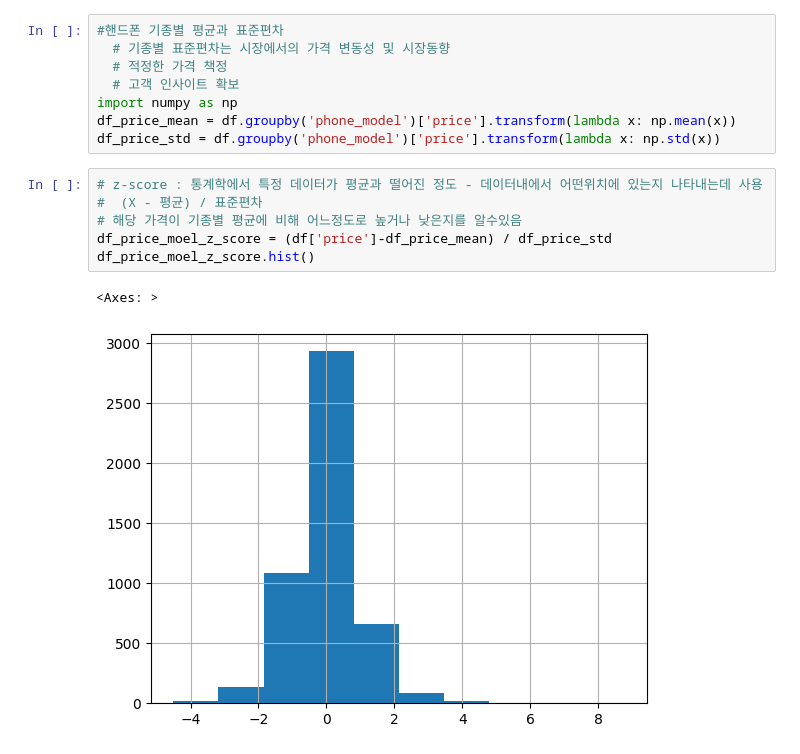
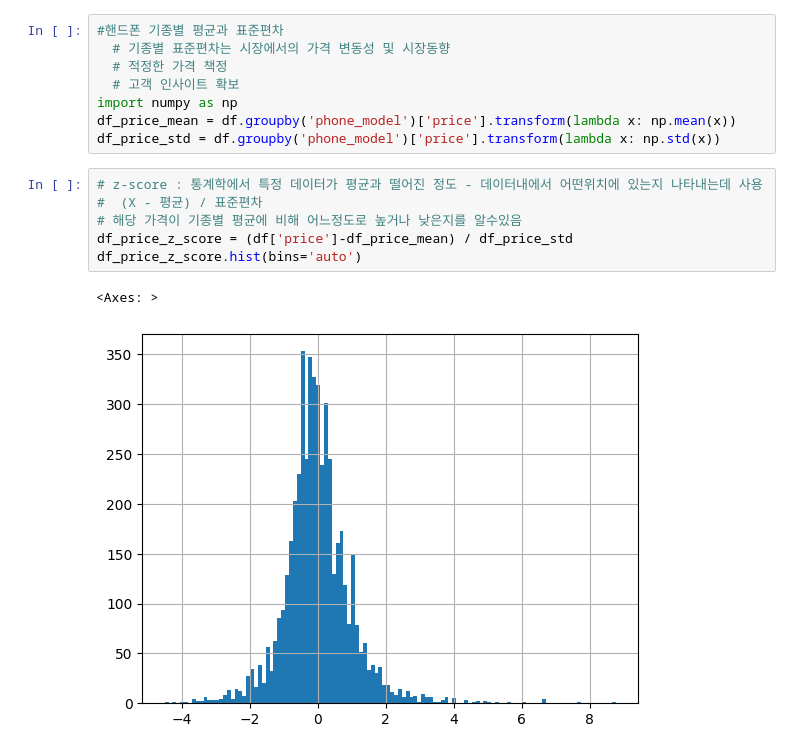
Before and after one commit to leekyuyoung202306/PYTHON, a Jupyter notebook: 12주차/[12주차]데이터분석04.ipynb, the cells around one changed output. Drawn from its saved outputs; the diff is of its cells as text.

```diff
--- a/12주차/[12주차]데이터분석04.ipynb
+++ b/12주차/[12주차]데이터분석04.ipynb
@@ -81,9 +81,9 @@ df_price_std = df.groupby('phone_model')['price'].transform(lambda x: np.std(x))
 # %%
 # z-score : 통계학에서 특정 데이터가 평균과 떨어진 정도 - 데이터내에서 어떤위치에 있는지 나타내는데 사용
 #  (X - 평균) / 표준편차
 # 해당 가격이 기종별 평균에 비해 어느정도로 높거나 낮은지를 알수있음
-df_price_moel_z_score = (df['price']-df_price_mean) / df_price_std
-df_price_moel_z_score.hist()
+df_price_z_score = (df['price']-df_price_mean) / df_price_std
+df_price_z_score.hist(bins='auto')
 # %% [output]
 <Axes: >
-[figure, old version]
+[figure, new version]
```
Also changed, not shown: parts of 11 cells of this notebook.
